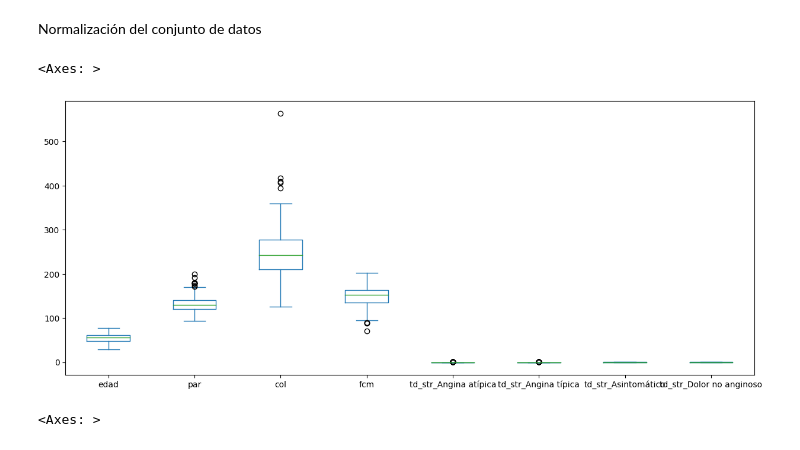
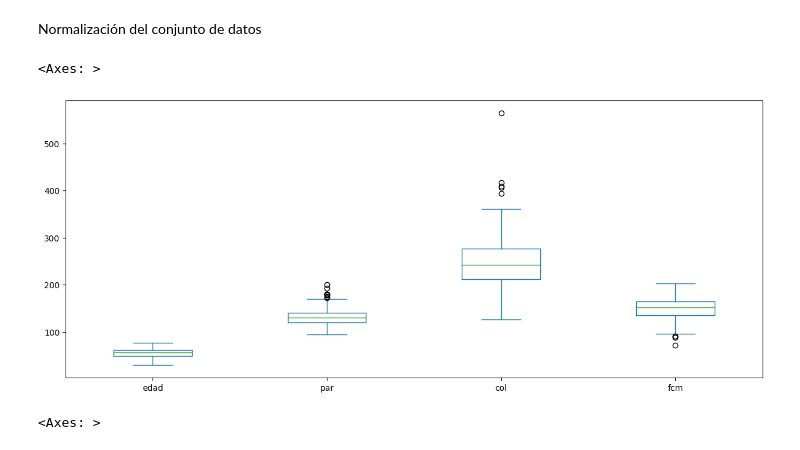
Before and after one commit to FedericoPacheco/tp2-cd, a Jupyter notebook: notebook.ipynb, the cells around one changed output. Drawn from its saved outputs; the diff is of its cells as text; code cells hidden in the pictures.

```diff
--- a/notebook.ipynb
+++ b/notebook.ipynb
@@ -226,10 +226,11 @@ Normalización del conjunto de datos
 # %%
 # Visualizamos la distribución de las distintas variables previo a normalizar
 fig, ax = plt.subplots(figsize=(15,6))
-X_over.plot(kind='box', ax=ax)
+columns = ["edad", "par", "col", "fcm"]
+X_over.loc[:,columns].plot(kind='box', ax=ax)
 # %% [output]
 <Axes: >
-[figure, old version]
+[figure, new version]
 # %%
 # Copiar las variables
 X_normalizada = X_over.copy()
```
Also changed, not shown: parts of 4 cells of this notebook.
